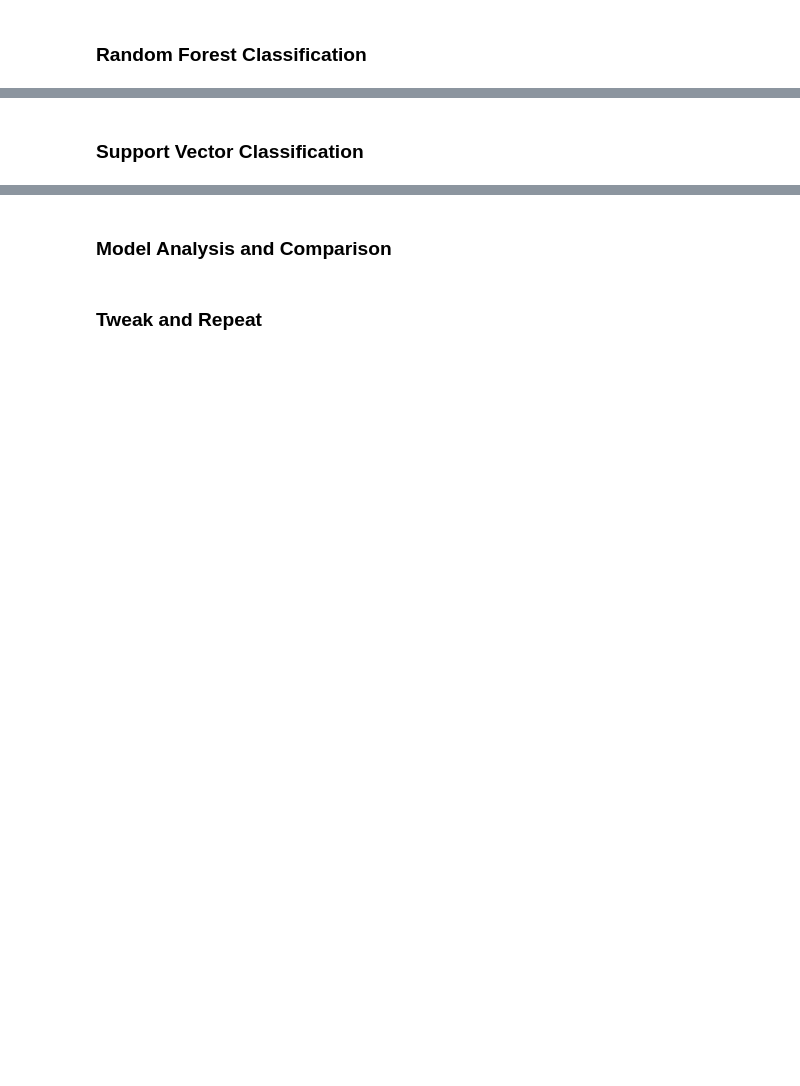
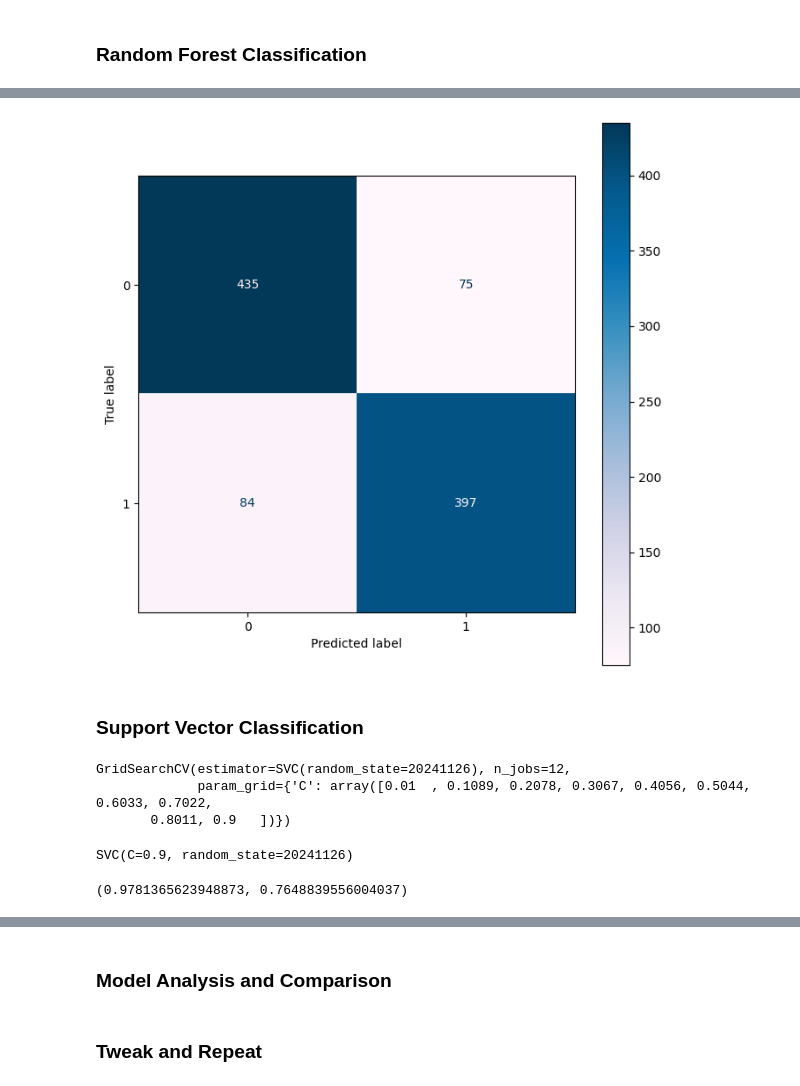
Before and after one commit to dmehta94/project-3-reddit-nlp-litigation-analysis, a Jupyter notebook: code/analysis.ipynb, the cells around one changed output, grey strips where cells are left out. Drawn from its saved outputs; the diff is of its cells as text; code cells hidden in the pictures; blank space fills up the shorter version.

```diff
--- a/code/analysis.ipynb
+++ b/code/analysis.ipynb
@@ -650,6 +644,16 @@ knn.predict(processed_test)
 # %% [markdown]
 ### Random Forest Classification
 # %%
-rf = RandomForestClassifier()
+# Instantiate a RandomForestClassifier
+rf = RandomForestClassifier(n_jobs = 12,
+                            random_state = 20241126)
+
+# Hyperparameter grid
+hyperparams = {'max_depth': np.arange(30, 101, 5),
+               'min_samples_split': np.arange(2, 6),
+               'max_features': ['sqrt', 'log2']}
+
+# Instantiate a GridSearchCV object
+rf_gs = GridSearchCV(estimator = rf,
+                  param_grid = hyperparams,
+                  n_jobs = 12)
-# %%
-rf.fit(processed_train, y_train)
@@ -657,0 +660,3 @@ rf.predict(processed_test)
+# %%
+# Fit the GridSearch over the specified hyperparameters and perform 5-fold cross-validation
+rf_gs.fit(processed_train, y_train)
@@ -658,3 +693,12 @@ rf.predict(processed_test)
+# %%
+fig, ax = plt.subplots(figsize = (8,8))
+ConfusionMatrixDisplay.from_estimator(rf_gs.best_estimator_,
+                                      processed_test,
+                                      y_test,
+                                      cmap = 'PuBu',
+                                      ax = ax);
+# %% [output]
+[figure, added]
 # %% [markdown]
 ### Support Vector Classification
 # %%
@@ -665,0 +715,12 @@ svc.predict(processed_test)
+# %%
+# Fit the GridSearch over the specified hyperparameters and perform 5-fold cross-validation
+svc_gs.fit(processed_train, y_train)
+# %% [output]
+GridSearchCV(estimator=SVC(random_state=20241126), n_jobs=12,
+             param_grid={'C': array([0.01  , 0.1089, 0.2078, 0.3067, 0.4056, 0.5044, 0.6033, 0.7022,
+       0.8011, 0.9   ])})
+# %%
+# Best estimator
+svc_gs.best_estimator_
+# %% [output]
+SVC(C=0.9, random_state=20241126)
@@ -665,0 +729,4 @@ svc.predict(processed_test)
+# %%
+svc_gs.best_estimator_.score(processed_train, y_train), svc_gs.best_estimator_.score(processed_test, y_test)
+# %% [output]
+(0.9781365623948873, 0.7648839556004037)
```
Also changed, not shown: parts of 34 cells of this notebook, 1 other file.
